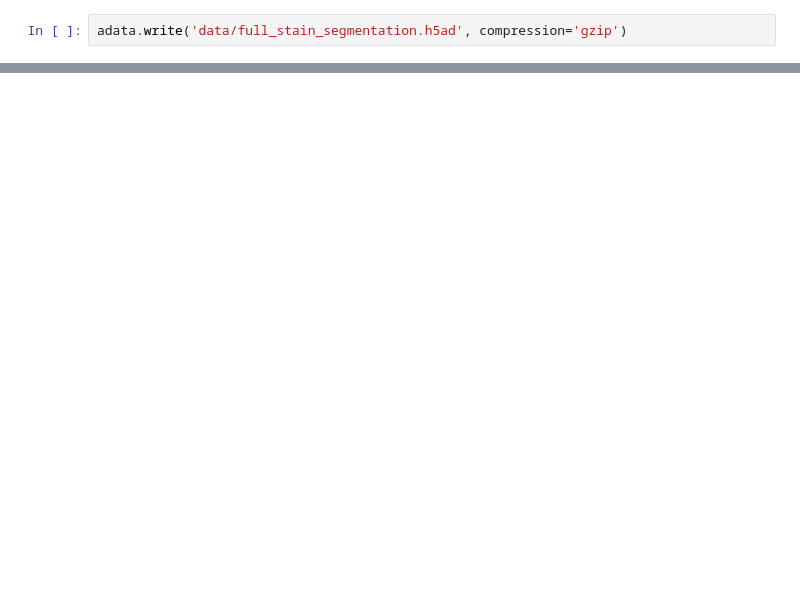
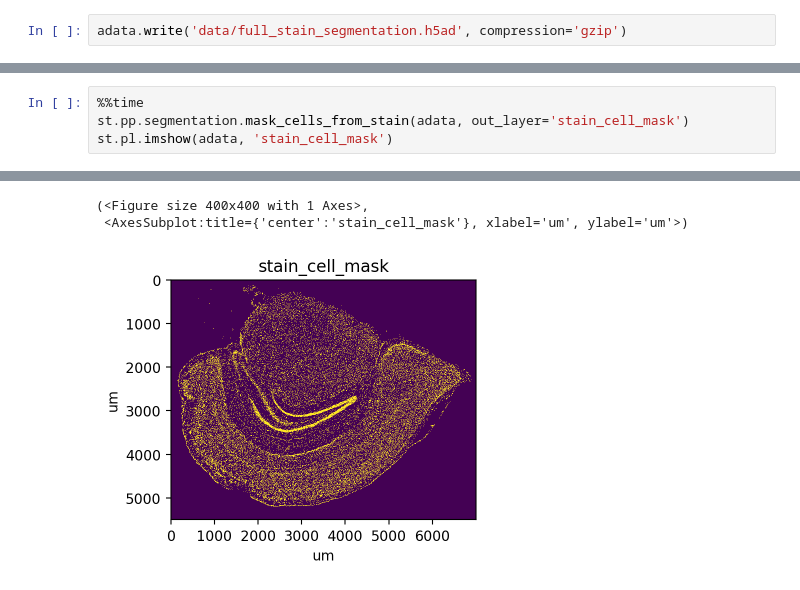
Before and after one commit to aristoteleo/spateo-notebooks, a Jupyter notebook: segmentation/full_segmentation.ipynb, the cells around one changed output, grey strips where cells are left out. Drawn from its saved outputs; the diff is of its cells as text; blank space fills up the shorter version.

```diff
--- a/segmentation/full_segmentation.ipynb
+++ b/segmentation/full_segmentation.ipynb
@@ -147,0 +104,5 @@ adata.write('data/full_stain_segmentation.h5ad', compression='gzip')
+# %%
+%%time
+st.pp.segmentation.mask_cells_from_stain(adata, out_layer='stain_cell_mask')
+st.pl.imshow(adata, 'stain_cell_mask')
+# %% [output]
@@ -147,0 +111,3 @@ adata.write('data/full_stain_segmentation.h5ad', compression='gzip')
+(<Figure size 400x400 with 1 Axes>,
+ <AxesSubplot:title={'center':'stain_cell_mask'}, xlabel='um', ylabel='um'>)
+[figure, added]
```
Also changed, not shown: parts of 26 cells of this notebook, 2 other files.
